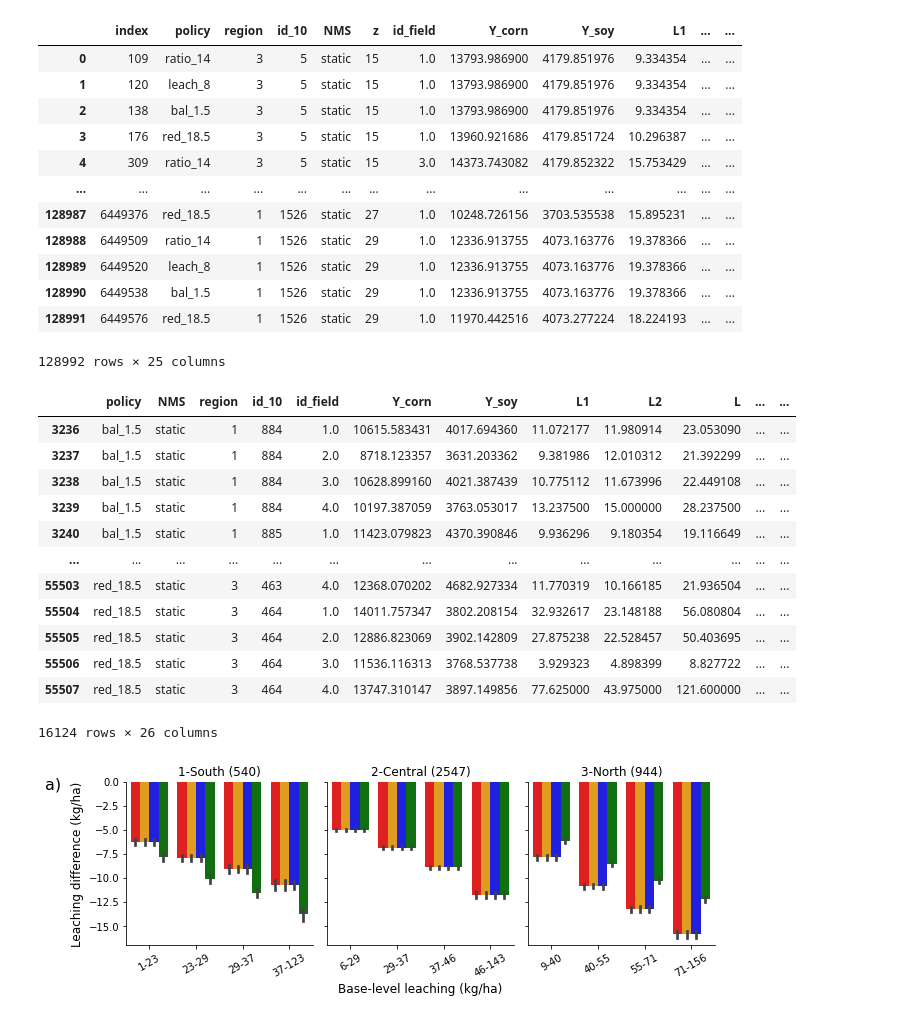
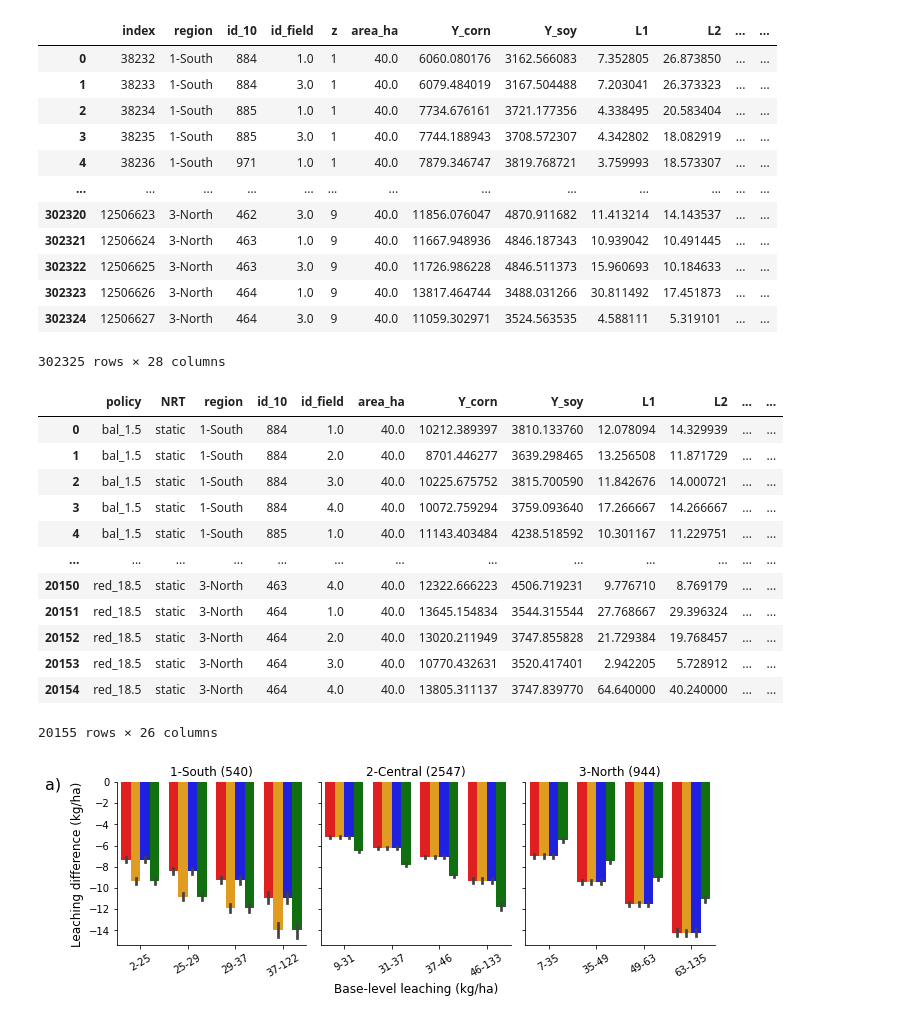
Before and after one commit to germanmandrini/n_policy, a Jupyter notebook: Codes/7a_field_effects_regions.ipynb, the cells around one changed output. Cells and saved outputs as stored; diff of their text form; code cells hidden in the pictures.

```diff
--- a/Codes/7a_field_effects_regions.ipynb
+++ b/Codes/7a_field_effects_regions.ipynb
@@ -7,10 +7,10 @@ import scipy
 import matplotlib.pyplot as plt
 import seaborn as sns
 # %%
-perfomances_dt2 = pyreadr.read_r("/home/germanm2/n_policy_box/Data/files_rds/perfomances_dt2.rds")[None] # also works for RData
+perfomances_dt2 = pyreadr.read_r("/home/germanm2/n_policy_box/Data/files_rds/field_perfomances_dt.rds")[None] # also works for RData
 percent20_dt = pyreadr.read_r("/home/germanm2/n_policy_box/Data/files_rds/percent20_dt.rds")[None] # also works for RData
-percent20_dt = percent20_dt[['NMS','policy']]
-percent20_dt = percent20_dt[percent20_dt.NMS == 'static']
+percent20_dt = percent20_dt[['NRT','policy']]
+percent20_dt = percent20_dt[percent20_dt.NRT == 'static']
 # %%
 perfomances_dt2
 # %% [output]
@@ -42,7 +42,7 @@ perfomances_opt_df = perfomances_dt2[i1.isin(i2)].reset_index()
 # #Rename the base-level
 perfomances_opt_df.loc[perfomances_opt_df.policy == "ratio_5","policy"]= "nopolicy_0"
 # Get the base-level  data and name it with a zero. This is to estimate the change or delta
-baselevel_df = perfomances_dt2.loc[(perfomances_dt2.policy == "ratio_5")& (perfomances_dt2.NMS == "static"),['id_10', 'id_field', 'z', 'N_fert','L','P','Y_corn']]
+baselevel_df = perfomances_dt2.loc[(perfomances_dt2.policy == "ratio_5")& (perfomances_dt2.NRT == "static"),['id_10', 'id_field', 'z', 'N_fert','L','P','Y_corn']]
 baselevel_df = baselevel_df.rename(columns={"N_fert":"N_fert_0", "L": "L_0", "P": "P_0", "Y_corn":'Y_0'})
 
 # # Merge it with the perfomances_opt_df
@@ -56,92 +56,88 @@ perfomances_opt_df['net_balance'] = perfomances_opt_df['P'] + perfomances_opt_df
 perfomances_opt_df['policy_cost'] = perfomances_opt_df['net_balance'] - perfomances_opt_df['P_0']
 perfomances_opt_df
 # %% [output]
-|  | index | policy | region | id_10 | NMS | z | id_field | Y_corn | Y_soy | L1 | ... | ... |
-| 0 | 109 | ratio_14 | 3 | 5 | static | 15 | 1.0 | 13793.986900 | 4179.851976 | 9.334354 | ... | ... |
-| 1 | 120 | leach_8 | 3 | 5 | static | 15 | 1.0 | 13793.986900 | 4179.851976 | 9.334354 | ... | ... |
-| 2 | 138 | bal_1.5 | 3 | 5 | static | 15 | 1.0 | 13793.986900 | 4179.851976 | 9.334354 | ... | ... |
-| 3 | 176 | red_18.5 | 3 | 5 | static | 15 | 1.0 | 13960.921686 | 4179.851724 | 10.296387 | ... | ... |
-| 4 | 309 | ratio_14 | 3 | 5 | static | 15 | 3.0 | 14373.743082 | 4179.852322 | 15.753429 | ... | ... |
+|  | index | region | id_10 | id_field | z | area_ha | Y_corn | Y_soy | L1 | L2 | ... | ... |
+| 0 | 38232 | 1-South | 884 | 1.0 | 1 | 40.0 | 6060.080176 | 3162.566083 | 7.352805 | 26.873850 | ... | ... |
+| 1 | 38233 | 1-South | 884 | 3.0 | 1 | 40.0 | 6079.484019 | 3167.504488 | 7.203041 | 26.373323 | ... | ... |
+| 2 | 38234 | 1-South | 885 | 1.0 | 1 | 40.0 | 7734.676161 | 3721.177356 | 4.338495 | 20.583404 | ... | ... |
+| 3 | 38235 | 1-South | 885 | 3.0 | 1 | 40.0 | 7744.188943 | 3708.572307 | 4.342802 | 18.082919 | ... | ... |
+| 4 | 38236 | 1-South | 971 | 1.0 | 1 | 40.0 | 7879.346747 | 3819.768721 | 3.759993 | 18.573307 | ... | ... |
 | ... | ... | ... | ... | ... | ... | ... | ... | ... | ... | ... | ... | ... |
-| 128987 | 6449376 | red_18.5 | 1 | 1526 | static | 27 | 1.0 | 10248.726156 | 3703.535538 | 15.895231 | ... | ... |
-| 128988 | 6449509 | ratio_14 | 1 | 1526 | static | 29 | 1.0 | 12336.913755 | 4073.163776 | 19.378366 | ... | ... |
-| 128989 | 6449520 | leach_8 | 1 | 1526 | static | 29 | 1.0 | 12336.913755 | 4073.163776 | 19.378366 | ... | ... |
-| 128990 | 6449538 | bal_1.5 | 1 | 1526 | static | 29 | 1.0 | 12336.913755 | 4073.163776 | 19.378366 | ... | ... |
-| 128991 | 6449576 | red_18.5 | 1 | 1526 | static | 29 | 1.0 | 11970.442516 | 4073.277224 | 18.224193 | ... | ... |
+| 302320 | 12506623 | 3-North | 462 | 3.0 | 9 | 40.0 | 11856.076047 | 4870.911682 | 11.413214 | 14.143537 | ... | ... |
+| 302321 | 12506624 | 3-North | 463 | 1.0 | 9 | 40.0 | 11667.948936 | 4846.187343 | 10.939042 | 10.491445 | ... | ... |
+| 302322 | 12506625 | 3-North | 463 | 3.0 | 9 | 40.0 | 11726.986228 | 4846.511373 | 15.960693 | 10.184633 | ... | ... |
+| 302323 | 12506626 | 3-North | 464 | 1.0 | 9 | 40.0 | 13817.464744 | 3488.031266 | 30.811492 | 17.451873 | ... | ... |
+| 302324 | 12506627 | 3-North | 464 | 3.0 | 9 | 40.0 | 11059.302971 | 3524.563535 | 4.588111 | 5.319101 | ... | ... |
-128992 rows × 25 columns
+302325 rows × 28 columns
 # %%
 #Average across z
-# perfomances_opt_df2 = perfomances_opt_df.groupby(['policy', 'NMS', 'id_10', 'id_field'], as_index=False).mean()
-perfomances_opt_df2 = perfomances_opt_df.groupby(['policy', 'NMS', 'region','id_10', 'id_field']).mean().reset_index().drop(['index'], axis=1)
+# perfomances_opt_df2 = perfomances_opt_df.groupby(['policy', 'NRT', 'id_10', 'id_field'], as_index=False).mean()
+perfomances_opt_df2 = perfomances_opt_df.groupby(['policy', 'NRT', 'region','id_10', 'id_field']).mean().reset_index().drop(['index'], axis=1)
 
 # Split value columns
 perfomances_opt_df2['policy_name'] = perfomances_opt_df2["policy"].str.split("_", n = 1, expand = True)[0]
 perfomances_opt_df2['policy_val'] = perfomances_opt_df2["policy"].str.split("_", n = 1, expand = True)[1]
 perfomances_opt_df2 = perfomances_opt_df2[perfomances_opt_df2.L_0 < 200]
 
-perfomances_opt_df2 = perfomances_opt_df2[perfomances_opt_df2.NMS == 'static']
-
-perfomances_opt_df2.loc[perfomances_opt_df2.region == "1","region_lab"]= '1-South'
-perfomances_opt_df2.loc[perfomances_opt_df2.region == "2","region_lab"]= '2-Central'
-perfomances_opt_df2.loc[perfomances_opt_df2.region == "3","region_lab"]= '3-North'
+perfomances_opt_df2 = perfomances_opt_df2[perfomances_opt_df2.NRT == 'static']
 
 perfomances_opt_df2
 # %% [output]
-|  | policy | NMS | region | id_10 | id_field | Y_corn | Y_soy | L1 | L2 | L | ... | ... |
-| 3236 | bal_1.5 | static | 1 | 884 | 1.0 | 10615.583431 | 4017.694360 | 11.072177 | 11.980914 | 23.053090 | ... | ... |
-| 3237 | bal_1.5 | static | 1 | 884 | 2.0 | 8718.123357 | 3631.203362 | 9.381986 | 12.010312 | 21.392299 | ... | ... |
-| 3238 | bal_1.5 | static | 1 | 884 | 3.0 | 10628.899160 | 4021.387439 | 10.775112 | 11.673996 | 22.449108 | ... | ... |
-| 3239 | bal_1.5 | static | 1 | 884 | 4.0 | 10197.387059 | 3763.053017 | 13.237500 | 15.000000 | 28.237500 | ... | ... |
-| 3240 | bal_1.5 | static | 1 | 885 | 1.0 | 11423.079823 | 4370.390846 | 9.936296 | 9.180354 | 19.116649 | ... | ... |
+|  | policy | NRT | region | id_10 | id_field | area_ha | Y_corn | Y_soy | L1 | L2 | ... | ... |
+| 0 | bal_1.5 | static | 1-South | 884 | 1.0 | 40.0 | 10212.389397 | 3810.133760 | 12.078094 | 14.329939 | ... | ... |
+| 1 | bal_1.5 | static | 1-South | 884 | 2.0 | 40.0 | 8701.446277 | 3639.298465 | 13.256508 | 11.871729 | ... | ... |
+| 2 | bal_1.5 | static | 1-South | 884 | 3.0 | 40.0 | 10225.675752 | 3815.700590 | 11.842676 | 14.000721 | ... | ... |
+| 3 | bal_1.5 | static | 1-South | 884 | 4.0 | 40.0 | 10072.759294 | 3759.093640 | 17.266667 | 14.266667 | ... | ... |
+| 4 | bal_1.5 | static | 1-South | 885 | 1.0 | 40.0 | 11143.403484 | 4238.518592 | 10.301167 | 11.229751 | ... | ... |
 | ... | ... | ... | ... | ... | ... | ... | ... | ... | ... | ... | ... | ... |
-| 55503 | red_18.5 | static | 3 | 463 | 4.0 | 12368.070202 | 4682.927334 | 11.770319 | 10.166185 | 21.936504 | ... | ... |
-| 55504 | red_18.5 | static | 3 | 464 | 1.0 | 14011.757347 | 3802.208154 | 32.932617 | 23.148188 | 56.080804 | ... | ... |
-| 55505 | red_18.5 | static | 3 | 464 | 2.0 | 12886.823069 | 3902.142809 | 27.875238 | 22.528457 | 50.403695 | ... | ... |
-| 55506 | red_18.5 | static | 3 | 464 | 3.0 | 11536.116313 | 3768.537738 | 3.929323 | 4.898399 | 8.827722 | ... | ... |
-| 55507 | red_18.5 | static | 3 | 464 | 4.0 | 13747.310147 | 3897.149856 | 77.625000 | 43.975000 | 121.600000 | ... | ... |
+| 20150 | red_18.5 | static | 3-North | 463 | 4.0 | 40.0 | 12322.666223 | 4506.719231 | 9.776710 | 8.769179 | ... | ... |
+| 20151 | red_18.5 | static | 3-North | 464 | 1.0 | 40.0 | 13645.154834 | 3544.315544 | 27.768667 | 29.396324 | ... | ... |
+| 20152 | red_18.5 | static | 3-North | 464 | 2.0 | 40.0 | 13020.211949 | 3747.855828 | 21.729384 | 19.768457 | ... | ... |
+| 20153 | red_18.5 | static | 3-North | 464 | 3.0 | 40.0 | 10770.432631 | 3520.417401 | 2.942205 | 5.728912 | ... | ... |
+| 20154 | red_18.5 | static | 3-North | 464 | 4.0 | 40.0 | 13805.311137 | 3747.839770 | 64.640000 | 40.240000 | ... | ... |
-16124 rows × 26 columns
+20155 rows × 26 columns
 # %%
 # BARCHART L change by base-level L
 perfomances_opt_df2['L_0_bin'] = perfomances_opt_df2.groupby(['region'])['L_0'].transform(
                      lambda x: pd.qcut(x, 4, labels=range(1,5)))
 
-graph = sns.FacetGrid(perfomances_opt_df2, col ='region_lab',
+graph = sns.FacetGrid(perfomances_opt_df2, col ='region',
                      sharex = False, sharey = True)
 
 graph.map_dataframe(sns.barplot, x = "L_0_bin", y = "L_diff", hue = "policy_name",
             palette=['red', 'orange', 'blue', 'green'],
             hue_order = ['ratio', 'leach', 'bal', 'red'])
 
-x_labels = perfomances_opt_df2.groupby(['region_lab', 'L_0_bin'], as_index=False).agg(
+x_labels = perfomances_opt_df2.groupby(['region', 'L_0_bin'], as_index=False).agg(
     L_min=('L_0', 'min'), L_max=('L_0', 'max')).reset_index()
 
-count_dt = perfomances_opt_df2[perfomances_opt_df2.policy == 'ratio_14'].groupby(['region_lab'], as_index=False).agg(
+count_dt = perfomances_opt_df2[perfomances_opt_df2.policy == 'ratio_14'].groupby(['region'], as_index=False).agg(
     fields_count=('L_0','count')).reset_index()
 
 axes = graph.axes.flatten()
 for i, axes_n in enumerate(axes):
      #i=1
     region_n = ['1-South', '2-Central', '3-North'][i]
-    x_labels_tmp1 = int(x_labels[x_labels.region_lab == region_n].iloc[0,3])
-    x_labels_tmp2 = x_labels[x_labels.region_lab == region_n]['L_max'].values.astype(int)
+    x_labels_tmp1 = int(x_labels[x_labels.region == region_n].iloc[0,3])
+    x_labels_tmp2 = x_labels[x_labels.region == region_n]['L_max'].values.astype(int)
     x_labels_tmp3 = [str(x_labels_tmp1)+'-'+ str(x_labels_tmp2[0]),  str(x_labels_tmp2[0])+'-'+ str(x_labels_tmp2[1]), str(x_labels_tmp2[1])+'-'+ str(x_labels_tmp2[2]), str(x_labels_tmp2[2])+'-'+ str(x_labels_tmp2[3])]
     axes_n.set_xticklabels(x_labels_tmp3, rotation=30)
     axes_n.set_title(region_n +' ('+ str(count_dt['fields_count'].values[i]) + ')')
 
 graph.axes[0,0].set_ylabel("Leaching difference (kg/ha)", size = 12)
 graph.axes[0,1].set_xlabel('Base-level leaching (kg/ha)', size = 12)
 
 plt.gcf().text(-0.05, 0.85, 'a)', fontsize=16)
 
 # plt.legend(ncol=2, bbox_to_anchor=(1, -0.4), loc='right')
 
 plot_file_name = "/home/germanm2/n_policy_box/Data/figures/field_effects_bar_a.png"
 plt.savefig(plot_file_name, dpi=300, bbox_inches='tight')
 
 plot_file_name = "/home/germanm2/n_policy_box/Data/figures/field_effects_bar_a.pdf"
 plt.savefig(plot_file_name, dpi=300, bbox_inches='tight')
 # %% [output]
-[figure, old version]
+[figure, new version]
 # %%
 perfomances_opt_df2
 # %% [output]
```
Also changed, not shown: parts of 19 cells of this notebook, 4 other files.
